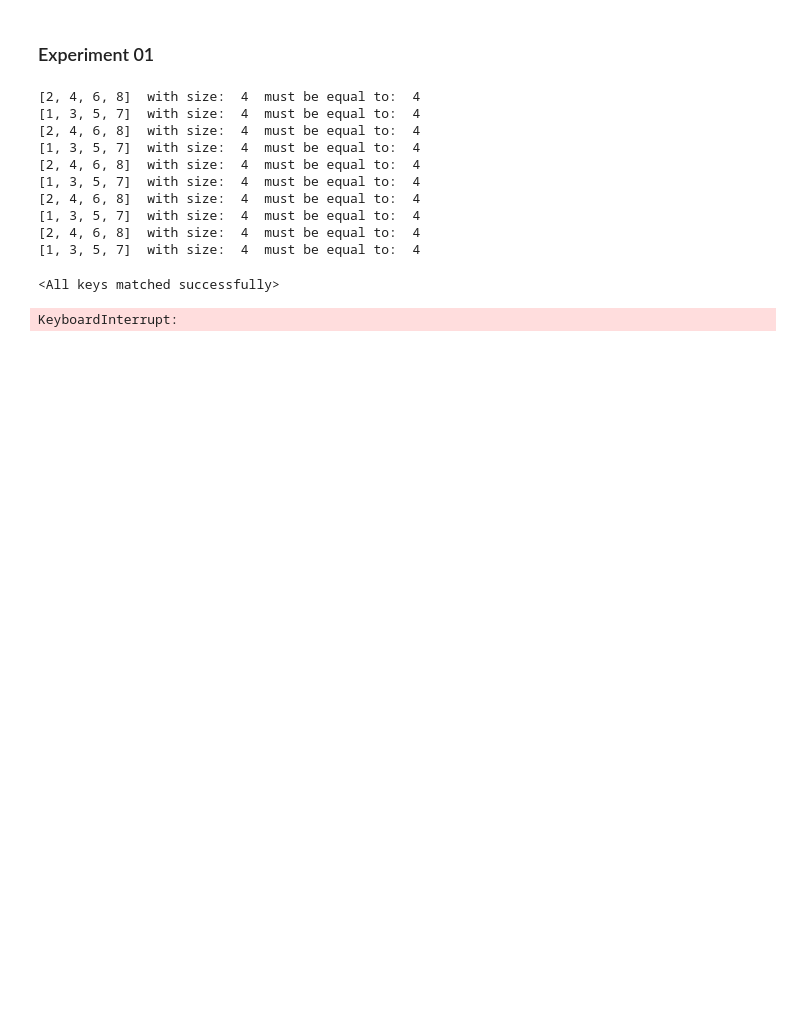
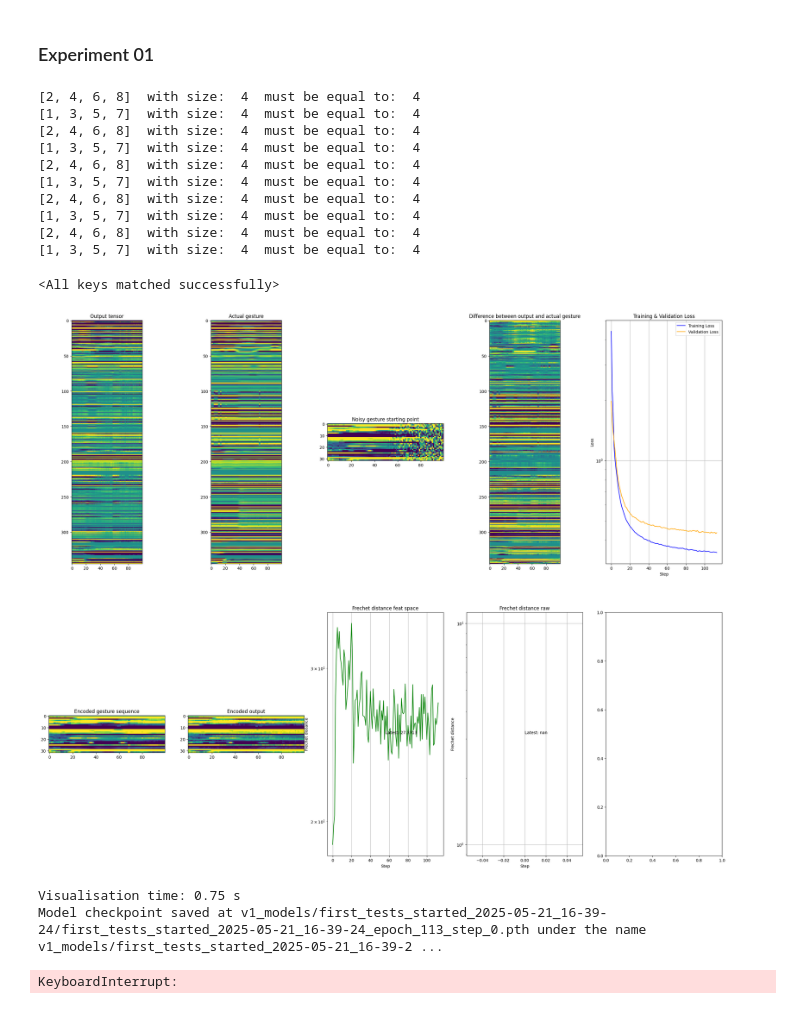
Before and after one commit to AntonBertelsen/GestureGeneration, a Jupyter notebook: DiffuseStyleGestureReproduced/v1_testing_ground.ipynb, the cells around one changed output. Saved outputs shown, nothing was run; the diff lists cells and outputs as text; code cells hidden in the pictures; blank space fills up the shorter version.

```diff
--- a/DiffuseStyleGestureReproduced/v1_testing_ground.ipynb
+++ b/DiffuseStyleGestureReproduced/v1_testing_ground.ipynb
@@ -123,7 +123,7 @@ for time_step_stacking_index in time_step_stacking_indexs:
 [2, 4, 6, 8]  with size:  4  must be equal to:  4
 [1, 3, 5, 7]  with size:  4  must be equal to:  4
 # %%
-model = TestMotionModel(
+model = ContinuousMotionModel(
         diffusion_noise_scheduler=Diffusion(
             device=device,
             num_of_pre_timestep_frames=50,
@@ -168,7 +168,6 @@ from torch.utils.data import DataLoader
 from dataset.dataset import *
 
 train(
-    debug_run=True,
     experiment_collection_name="first_tests",
     model_check_point_interval_in_epochs = 2, # how often to save the model checkpoint - set to infinity to disable
     upload_model_check_point = False, # should upload the model checkpoint to wandb
@@ -182,40 +181,43 @@ train(
                 seq_length=100,
                 seed_length=0,
                 batch_size=256,
-                epoch_length=1000
+                epoch_length=100
             ),
             batch_size = 1,
             num_workers = 0,
             pin_memory = False
         ),
     val_loader=DataLoader(
             GPUDataset(
                 consolidated_file= "dataset/genea2023_dataset/val/main-agent/consolidated.npz", # or "dataset/genea2023_dataset/val/main-agent/training_windows_100k.npz"
                 seq_length=100,
                 seed_length=0,
                 batch_size=256,
-                epoch_length=100
+                epoch_length=1000
             ),
             batch_size = 1,
             num_workers = 0,
             pin_memory = False
         ),
     num_epochs=1000,
     lr=0.000025,
     variance_loss_weight = 0.1,
     velocity_loss_weight = 0.3,
     acceleration_loss_weight = 0.5,
     category_weighting = {
         'fingers': 0.1,
         'arms': 2.0,
         'legs': 1.0,
         'spine': 2.0,
         'head': 1.0,
         'root': 2.0
     }
 )
 # %% [output]
+[figure, added]
-KeyboardInterrupt:
+Visualisation time: 0.75 s
+Model checkpoint saved at v1_models/first_tests_started_2025-05-21_16-39-24/first_tests_started_2025-05-21_16-39-24_epoch_113_step_0.pth under the name v1_models/first_tests_started_2025-05-21_16-39-2 ...
+KeyboardInterrupt:
 # %%
 torch.save(model.state_dict(), "new_model_test.pth")
 # %%
```
Also changed, not shown: parts of 1 cell of this notebook, 8 other files.
